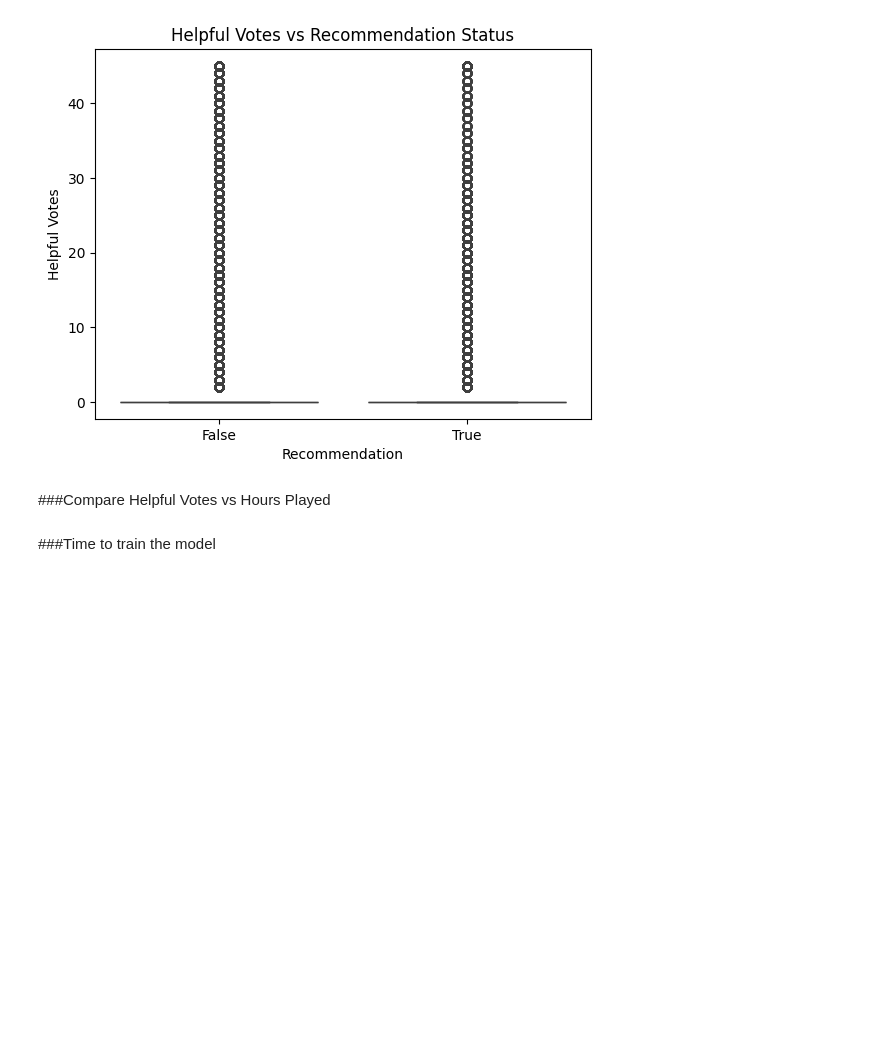
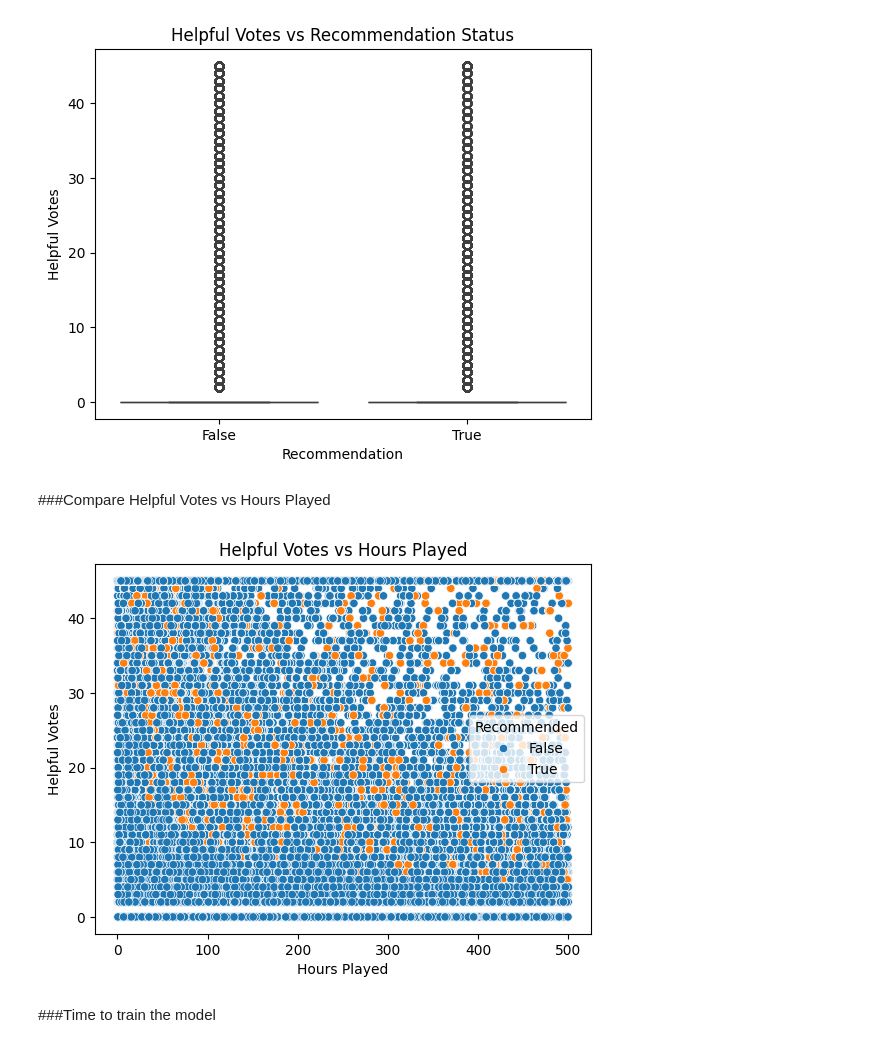
Before and after one commit to ZSCode768/Machine-Learning-Project, a Jupyter notebook: Surlow_EDA_Project.ipynb, the cells around one changed output. Saved outputs shown, nothing was run; the diff lists cells and outputs as text; code cells hidden in the pictures; blank space fills up the shorter version.

```diff
--- a/Surlow_EDA_Project.ipynb
+++ b/Surlow_EDA_Project.ipynb
@@ -174,14 +174,16 @@ plt.show()
 ###Compare Helpful Votes vs Hours Played
 # %%
 # Filter data for hours <= 500 and helpful <= 50
-# filtered_data = data[(data['hours'] <= 500) & (data['helpful'] <= 50)]
+filtered_data = data[(data['hours'] <= 500) & (data['helpful'] <= 50)]
 
-# sns.scatterplot(x='hours', y='helpful', hue='is_recommended', data=filtered_data)
-# plt.title('Helpful Votes vs Hours Played')
-# plt.xlabel('Hours Played')
-# plt.ylabel('Helpful Votes')
-# plt.legend(title='Recommended')
-# plt.show()
+sns.scatterplot(x='hours', y='helpful', hue='is_recommended', data=filtered_data)
+plt.title('Helpful Votes vs Hours Played')
+plt.xlabel('Hours Played')
+plt.ylabel('Helpful Votes')
+plt.legend(title='Recommended')
+plt.show()
+# %% [output]
+[figure, added]
 # %% [markdown]
 ###Time to train the model
 # %% [markdown]
```
Also changed, not shown: parts of 13 cells of this notebook.
